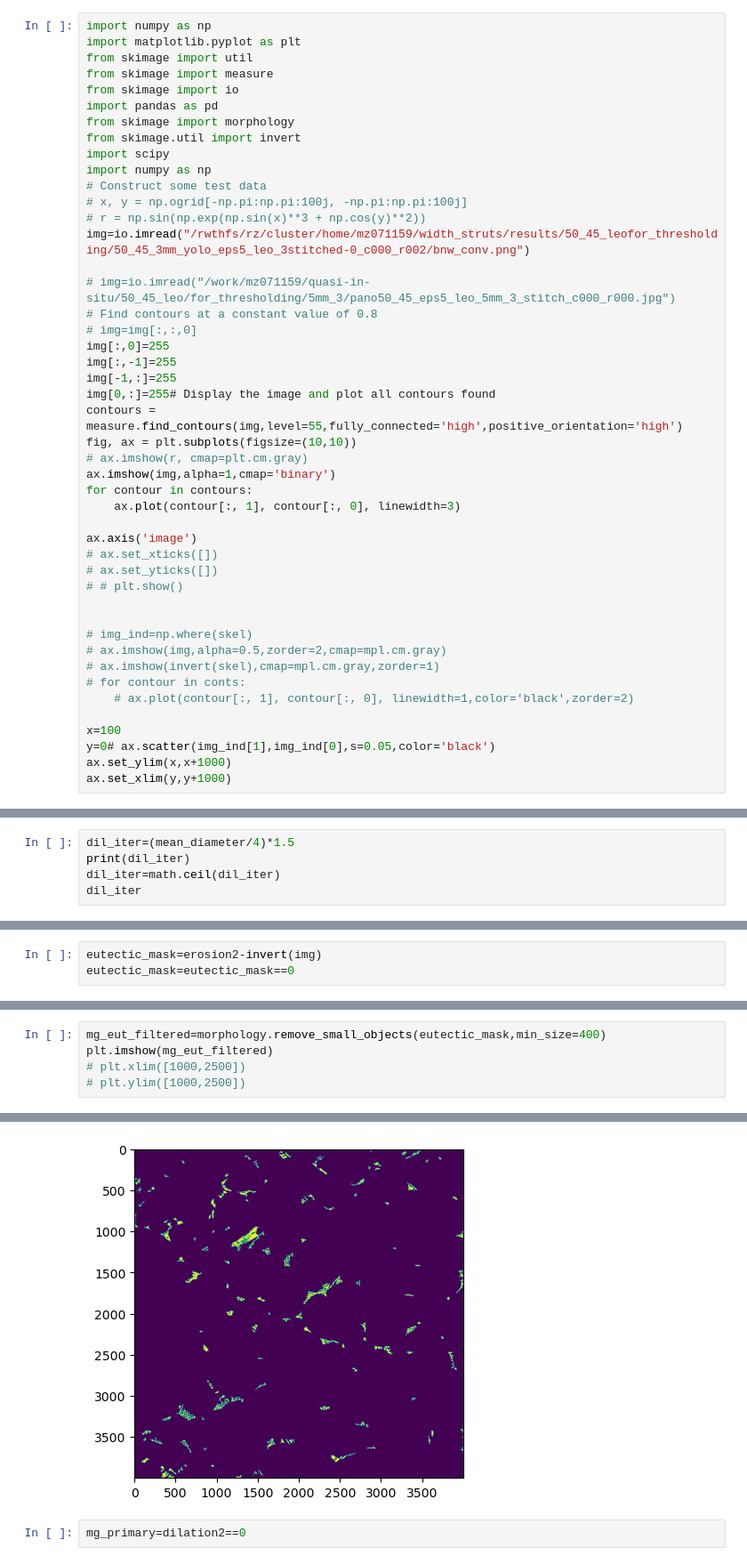
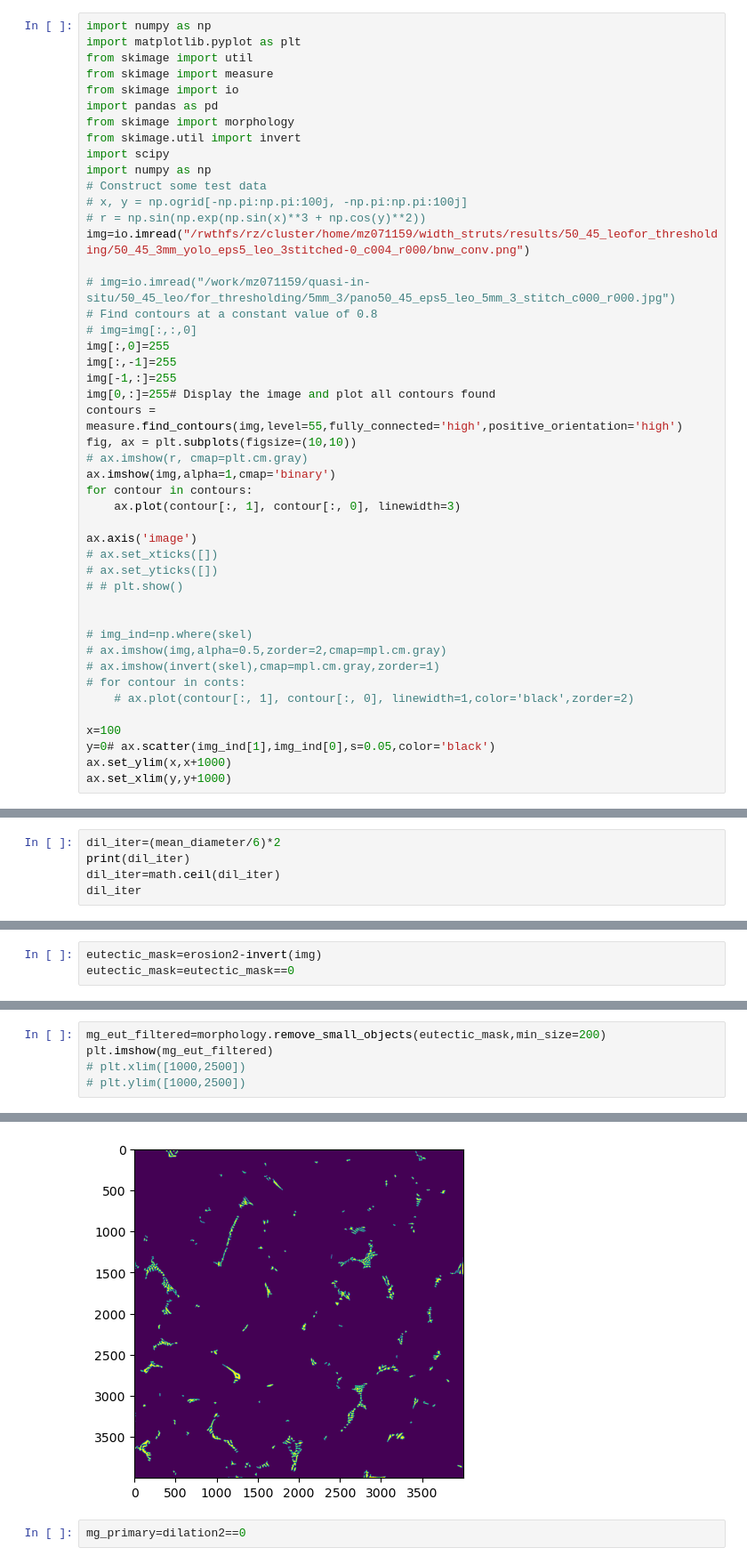
Before and after one commit to potsci/random_projects, a Jupyter notebook: find_eutectic_isles.ipynb, the cells around one changed output, grey strips where cells are left out. Shown at 89% size. Drawn from its saved outputs; the diff is of its cells as text.

```diff
--- a/find_eutectic_isles.ipynb
+++ b/find_eutectic_isles.ipynb
@@ -22,7 +22,7 @@ import numpy as np
 # Construct some test data
 # x, y = np.ogrid[-np.pi:np.pi:100j, -np.pi:np.pi:100j]
 # r = np.sin(np.exp(np.sin(x)**3 + np.cos(y)**2))
-img=io.imread("/rwthfs/rz/cluster/home/mz071159/width_struts/results/50_45_leofor_thresholding/50_45_3mm_yolo_eps5_leo_3stitched-0_c000_r002/bnw_conv.png")
+img=io.imread("/rwthfs/rz/cluster/home/mz071159/width_struts/results/50_45_leofor_thresholding/50_45_3mm_yolo_eps5_leo_3stitched-0_c004_r000/bnw_conv.png")
 
 # img=io.imread("/work/mz071159/quasi-in-situ/50_45_leo/for_thresholding/5mm_3/pano50_45_eps5_leo_5mm_3_stitch_c000_r000.jpg")
 # Find contours at a constant value of 0.8
@@ -192,5 +117,5 @@ step_y,step_x
 # %%
-dil_iter=(mean_diameter/4)*1.5
+dil_iter=(mean_diameter/6)*2
 print(dil_iter)
 dil_iter=math.ceil(dil_iter)
 dil_iter
@@ -274,11 +256,11 @@ plt.imshow(eutectic_mask)
 # %%
-mg_eut_filtered=morphology.remove_small_objects(eutectic_mask,min_size=400)
+mg_eut_filtered=morphology.remove_small_objects(eutectic_mask,min_size=200)
 plt.imshow(mg_eut_filtered)
 # plt.xlim([1000,2500])
 # plt.ylim([1000,2500])
 # %% [output]
 <matplotlib.image.AxesImage at 0x...>
-[figure, old version]
+[figure, new version]
 # %%
 mg_primary=dilation2==0
 # %%
```
Also changed, not shown: parts of 62 cells of this notebook, 10 other files.
